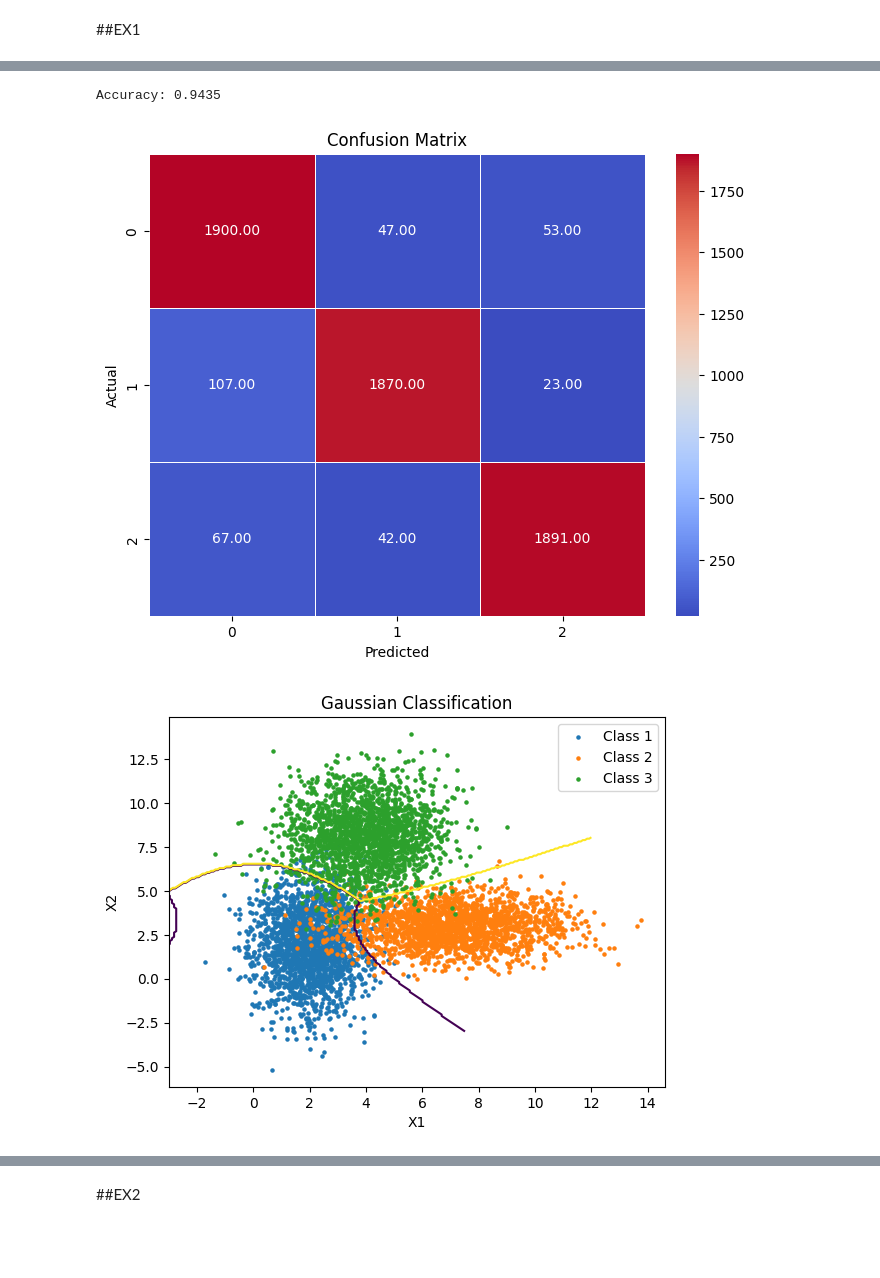
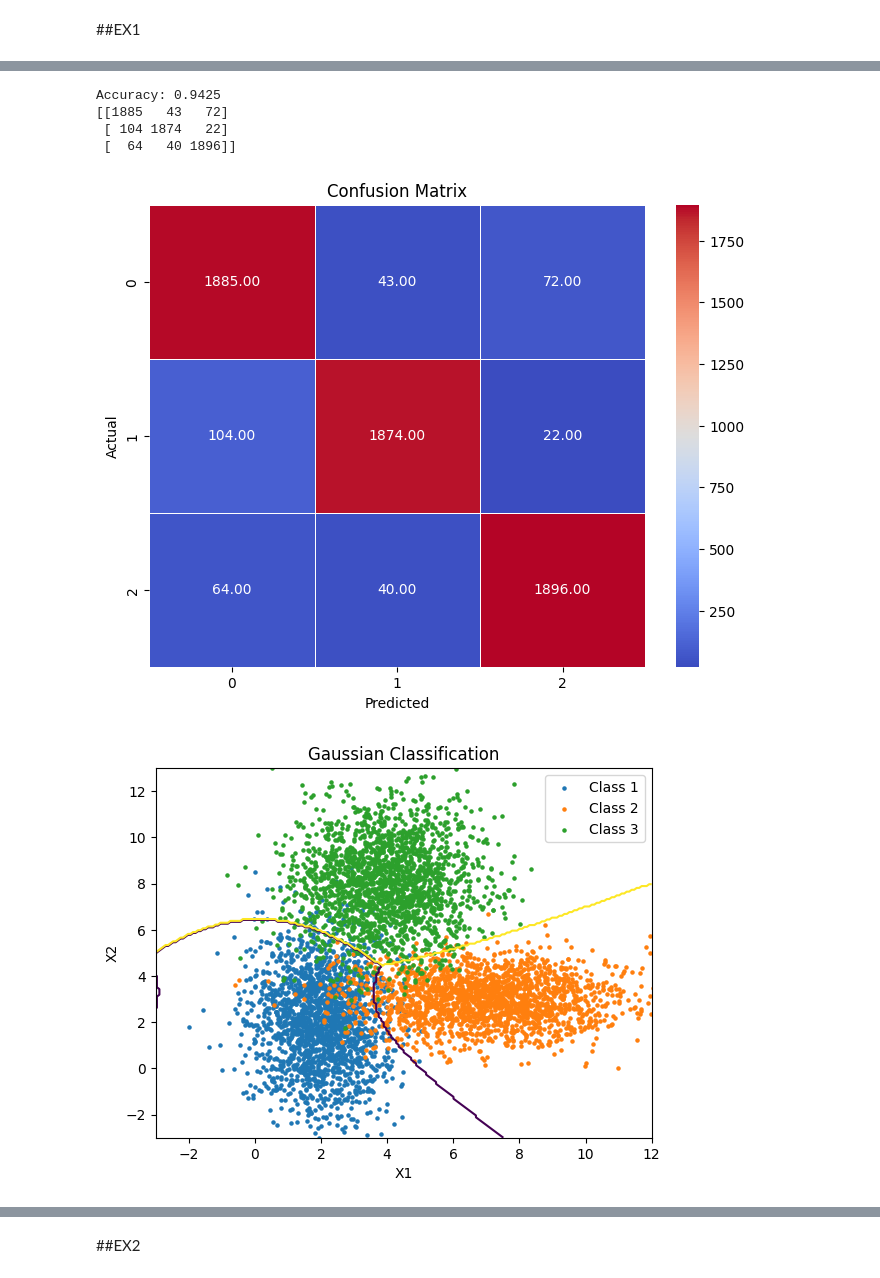
Before and after one commit to KrithikChidM/PrmlLab, a Jupyter notebook: LAB5/code.ipynb, the cells around one changed output, grey strips where cells are left out. Saved outputs shown, nothing was run; the diff lists cells and outputs as text; code cells hidden in the pictures; blank space fills up the shorter version.

```diff
--- a/LAB5/code.ipynb
+++ b/LAB5/code.ipynb
@@ -11,11 +74,12 @@ from sklearn.metrics import confusion_matrix
 # %%
+#same
 np.random.seed(42)
 
 n = 10000
 means = [np.array([2,2]), np.array([7,3]), np.array([4,8])]
-cov = (1.5**2) * np.eye(2)
+covs = [(1.5**2)*np.eye(2), (1**2)*np.eye(2), (2**2)*np.eye(2)]
 
-X = np.vstack([np.random.multivariate_normal(m, cov, n) for m in means])
+X = np.vstack([np.random.multivariate_normal(means[i], covs[i], n) for i in range(3)])
 y = np.repeat([0,1,2], n)
 
 Xtr, Xte, ytr, yte = train_test_split(X, y, test_size=0.2, stratify=y, random_state=42)
@@ -34,6 +98,7 @@ yp = np.array([classify(x) for x in Xte])
 
 data = confusion_matrix(yte, yp)
 print("Accuracy:", np.mean(yp == yte))
+print(data)
 
 plt.figure(figsize=(8, 6))
 sns.heatmap(
@@ -55,6 +120,9 @@ plt.contour(xx, yy, Z, levels=[0.5,1.5])
 for i in range(3):
     plt.scatter(Xte[yte==i,0], Xte[yte==i,1], s=5, label=f"Class {i+1}")
 plt.xlabel("X1"); plt.ylabel("X2")
+plt.contour(xx, yy, Z, levels=[0.5, 1.5])
+plt.xlim(xx.min(), xx.max())
+plt.ylim(yy.min(), yy.max())
 plt.title("Gaussian Classification")
 plt.legend()
 plt.show()
@@ -82,33 +218,39 @@ def classify(x):
     return np.argmax(p)
 
 yp = np.array([classify(x) for x in Xte])
 
 data = confusion_matrix(yte, yp)
 print("Accuracy:", np.mean(yp == yte))
+print(data)
 
 plt.figure(figsize=(8, 6))
 sns.heatmap(
     data,
     annot=True,  # Show numbers inside the cells
     fmt=".2f",  # Format numbers to 2 decimal places
     cmap="coolwarm",  # Color palette (e.g., 'viridis', 'plasma', 'coolwarm')
     linewidths=0.5,  # Add subtle lines between cells
 )
 plt.xlabel("Predicted")
 plt.ylabel("Actual")
 plt.title("Confusion Matrix")
 plt.show()
 
 xx,yy = np.meshgrid(np.linspace(-3,12,200),np.linspace(-3,13,200))
 Z = np.array([classify(x) for x in np.c_[xx.ravel(),yy.ravel()]]).reshape(xx.shape)
 
-plt.contour(xx,yy,Z,levels=[0.5,1.5])
 for i in range(3):
     plt.scatter(Xte[yte==i,0],Xte[yte==i,1],s=5,label=f"Class {i+1}")
 plt.xlabel("X1"); plt.ylabel("X2")
 plt.title("Gaussian Classification")
+plt.contour(xx, yy, Z, levels=[0.5, 1.5])
+plt.xlim(xx.min(), xx.max())
+plt.ylim(yy.min(), yy.max())
 plt.legend(); plt.show()
 # %% [output]
-Accuracy: 0.9435
+Accuracy: 0.9425
+[[1885   43   72]
+ [ 104 1874   22]
+ [  64   40 1896]]
 [figure]
-[figure, old version]
+[figure, new version]
```
Also changed, not shown: parts of 11 cells of this notebook.
